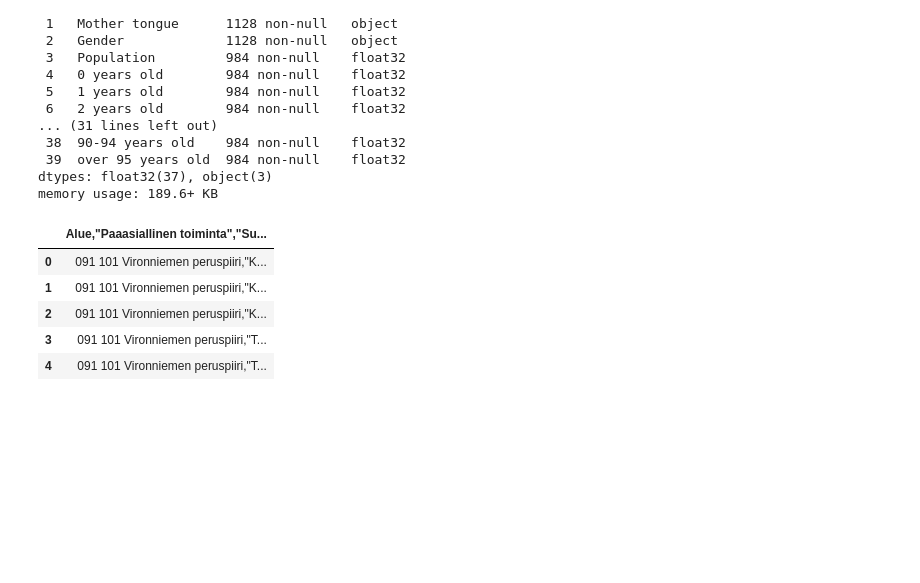
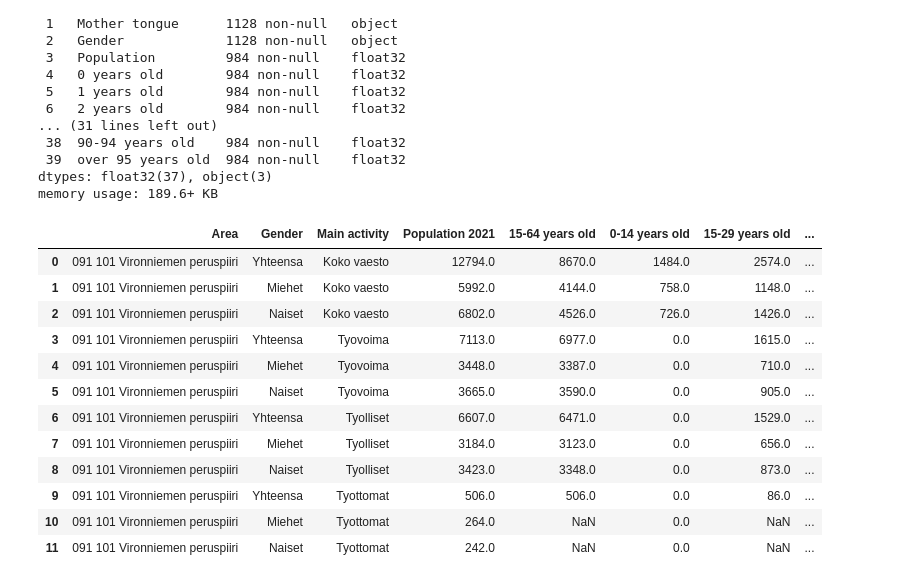
Before and after one commit to phuvio/Introduction-to-Data-Science, a Jupyter notebook: src/Introduction to Data Science - miniproject.ipynb, the cells around one changed output. Drawn from its saved outputs; the diff is of its cells as text; code cells hidden in the pictures; blank space fills up the shorter version.

```diff
--- a/src/Introduction to Data Science - miniproject.ipynb
+++ b/src/Introduction to Data Science - miniproject.ipynb
@@ -14,6 +24,7 @@ def change_to_numeric(column):
 # %%
-age_gender_education = pd.read_csv('./data/Helsingin_15_vuotta_tayttaneet_sukupuolen_ian_ja_koulutusasteen_mukaan.csv',
+age_gender_education = pd.read_csv('../data/Helsingin_15_vuotta_tayttaneet_sukupuolen_ian_ja_koulutusasteen_mukaan.csv',
                                    sep='\,', engine='python')
+
 columns = age_gender_education.columns
 age_gender_education = age_gender_education.rename(columns={columns[0]:'Area',
                                                             columns[1]:'Gender',
@@ -24,6 +35,7 @@ age_gender_education = age_gender_education.rename(columns={columns[0]:'Area',
                                                             columns[6]:'45-64',
                                                             columns[7]:'65 and over',
                                                            })
+
 columns = age_gender_education.columns
 age_gender_education['Area'] = remove_quotes(age_gender_education['Area'])
 age_gender_education['Gender'] = remove_quotes(age_gender_education['Gender'])
@@ -31,7 +43,12 @@ age_gender_education['Level of education'] = remove_quotes(age_gender_education[
 for col in columns[3:]:
     age_gender_education[col] = remove_quotes(age_gender_education[col])
     age_gender_education[col] = change_to_numeric(age_gender_education[col])
-age_gender_education.head()
+
+categorical_values = ['Area', 'Gender', 'Level of education']
+for val in categorical_values:
+    age_gender_education[val] = age_gender_education[val].astype('category')
+
+age_gender_education.head(10)
 # %% [output]
 |  | Area | Gender | Level of education | Aged 15 and over | 15-24 | 25-44 | 45-64 | 65 and over |
 | 0 | 091 101 Vironniemen peruspiiri | Molemmat sukupuolet | Kaikki koulutusasteet | 11310.0 | 1393.0 | 4085.0 | 3192.0 | 2640.0 |
@@ -154,5 +311,5 @@ plt.clf()
 # %%
-gender_age_mother_tongue = pd.read_csv('./data/Helsingin_vaesto_sukupuolen_ian_ja_aidinkielen_mukaan.csv', sep='\,', engine='python')
+gender_age_mother_tongue = pd.read_csv('../data/Helsingin_vaesto_sukupuolen_ian_ja_aidinkielen_mukaan.csv', sep='\,', engine='python')
 columns = gender_age_mother_tongue.columns
 gender_age_mother_tongue = gender_age_mother_tongue.rename(columns={columns[0]:'Area',
                                                            columns[1]:'Mother tongue',
@@ -232,12 +389,49 @@ Data columns (total 40 columns):
 dtypes: float32(37), object(3)
 memory usage: 189.6+ KB
 # %%
-main_activity = pd.read_csv('./data/Helsingin_vaestö_paaasiallisen_toiminnan_sukupuolen_ja_ian_mukaan.csv', engine='python')
-main_activity.head()
+main_activity = pd.read_csv('../data/Helsingin_vaestö_paaasiallisen_toiminnan_sukupuolen_ja_ian_mukaan.csv', sep='\,', engine='python')
+main_activity.replace(-1, np.NaN, inplace=True)
+columns = main_activity.columns
+main_activity = main_activity.rename(columns={columns[0]:'Area',
+                                              columns[1]:'Main activity',
+                                              columns[2]:'Gender',
+                                              columns[3]:'Population 2021',
+                                              columns[4]:'15-64 years old',
+                                              columns[5]:'0-14 years old',
+                                              columns[6]:'15-29 years old',
+                                              columns[7]:'30-44 years old',
+                                              columns[8]:'45-59 years old',
+                                              columns[9]:'over 60 years old',
+                                              })
+columns = main_activity.columns
+main_activity['Area'] = remove_quotes(main_activity['Area'])
+main_activity['Main activity'] = remove_quotes(main_activity['Main activity'])
+main_activity['Gender'] = remove_quotes(main_activity['Gender'])
+for col in columns[3:]:
+    main_activity[col] = remove_quotes(main_activity[col])
+    main_activity[col] = change_to_numeric(main_activity[col])
+main_activity = main_activity[['Area',
+                               'Gender',
+                               'Main activity',
+                               'Population 2021',
+                               '15-64 years old',
+                               '0-14 years old',
+                               '15-29 years old',
+                               '30-44 years old',
+                               '45-59 years old',
+                               'over 60 years old']]
+main_activity.head(12)
 # %% [output]
-|  | Alue,"Paaasiallinen toiminta","Su... |
-| 0 | 091 101 Vironniemen peruspiiri,"K... |
-| 1 | 091 101 Vironniemen peruspiiri,"K... |
-| 2 | 091 101 Vironniemen peruspiiri,"K... |
-| 3 | 091 101 Vironniemen peruspiiri,"T... |
-| 4 | 091 101 Vironniemen peruspiiri,"T... |
+|  | Area | Gender | Main activity | Population 2021 | 15-64 years old | 0-14 years old | 15-29 years old | ... |
+| 0 | 091 101 Vironniemen peruspiiri | Yhteensa | Koko vaesto | 12794.0 | 8670.0 | 1484.0 | 2574.0 | ... |
+| 1 | 091 101 Vironniemen peruspiiri | Miehet | Koko vaesto | 5992.0 | 4144.0 | 758.0 | 1148.0 | ... |
+| 2 | 091 101 Vironniemen peruspiiri | Naiset | Koko vaesto | 6802.0 | 4526.0 | 726.0 | 1426.0 | ... |
+| 3 | 091 101 Vironniemen peruspiiri | Yhteensa | Tyovoima | 7113.0 | 6977.0 | 0.0 | 1615.0 | ... |
+| 4 | 091 101 Vironniemen peruspiiri | Miehet | Tyovoima | 3448.0 | 3387.0 | 0.0 | 710.0 | ... |
+| 5 | 091 101 Vironniemen peruspiiri | Naiset | Tyovoima | 3665.0 | 3590.0 | 0.0 | 905.0 | ... |
+| 6 | 091 101 Vironniemen peruspiiri | Yhteensa | Tyolliset | 6607.0 | 6471.0 | 0.0 | 1529.0 | ... |
+| 7 | 091 101 Vironniemen peruspiiri | Miehet | Tyolliset | 3184.0 | 3123.0 | 0.0 | 656.0 | ... |
+| 8 | 091 101 Vironniemen peruspiiri | Naiset | Tyolliset | 3423.0 | 3348.0 | 0.0 | 873.0 | ... |
+| 9 | 091 101 Vironniemen peruspiiri | Yhteensa | Tyottomat | 506.0 | 506.0 | 0.0 | 86.0 | ... |
+| 10 | 091 101 Vironniemen peruspiiri | Miehet | Tyottomat | 264.0 | NaN | 0.0 | NaN | ... |
+| 11 | 091 101 Vironniemen peruspiiri | Naiset | Tyottomat | 242.0 | NaN | 0.0 | NaN | ... |
```
Also changed, not shown: parts of 31 cells of this notebook, 3 other files.
